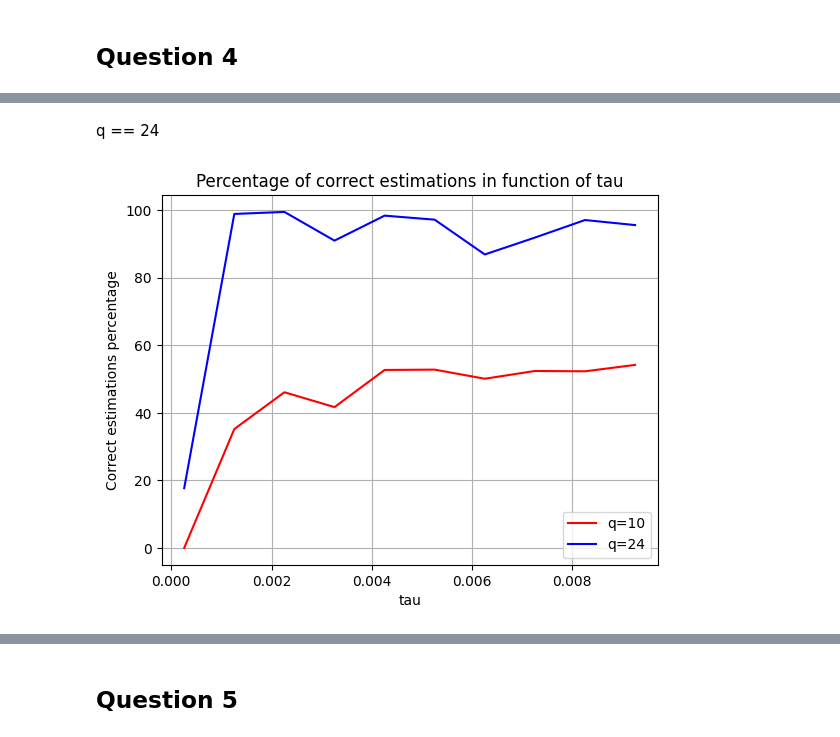
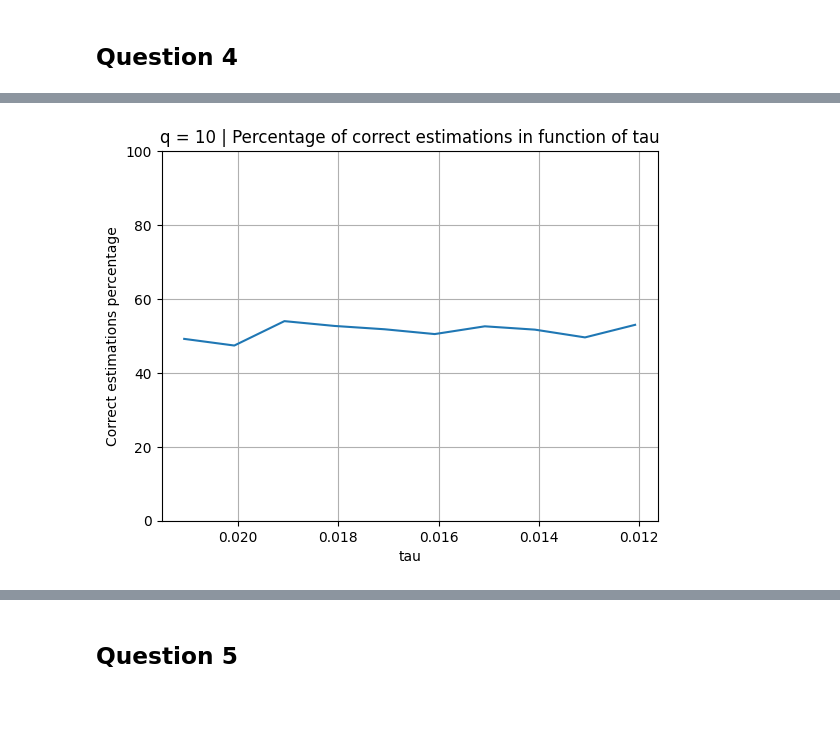
Before and after one commit to SianiEmanuele/CPS_project, a Jupyter notebook: PT1-Modeling/src/notebooks/task1.ipynb, the cells around one changed output, grey strips where cells are left out. Drawn from its saved outputs; the diff is of its cells as text; code cells hidden in the pictures; blank space fills up the shorter version.

```diff
--- a/PT1-Modeling/src/notebooks/task1.ipynb
+++ b/PT1-Modeling/src/notebooks/task1.ipynb
@@ -50,7 +50,7 @@ runs = 1000
 print("\nFIRST EXERCISE WITH SUGGESTED PARAMETERS (q=10, p=20)\n")
 
 print("             QUESTION 1\n- Support recovery rate: how many times the support of x_tilda is correctly estimated?")
-correct_estimations, num_iterations = ISTA_runs(runs, p, q, C, tau, lam, sparsity)
+correct_estimations, num_iterations, _ = ISTA_runs(runs, p, q, C, tau, lam, sparsity)
 print("The support of x_tilda is correctly estimated in ", correct_estimations, " out of", runs ," runs" ,
         "\nMin iterations = ", min(num_iterations), " || Max iterations = ", max(num_iterations), " || Mean Iterations = ", np.mean(num_iterations), "\n")
 # %% [output]
@@ -79,7 +79,7 @@ for q in q_list:
     C_l_2_norm = np.linalg.norm(C, ord=2)
     tau = 1 / (C_l_2_norm**2) - 10**(-8)
     lam = 1 / (100*tau)
-    correct_estimations, num_iterations = ISTA_runs(runs, p, q, C, tau, lam, sparsity)
+    correct_estimations, num_iterations, _ = ISTA_runs(runs, p, q, C, tau, lam, sparsity)
     correct_estimations_percentage.append(correct_estimations*100/runs)
     max_iterations.append(np.max(num_iterations))
     min_iterations.append(np.min(num_iterations))
@@ -131,22 +120,24 @@ q == 10
 # %%
+print("             QUESTION 4\n q = 10 | Try different values for τ , by keeping τλ constant\n")
+
+##### q = 10 ######
 q = 10
 tau_list = []
+C = np.random.randn(q, p)
+C_l_2_norm = np.linalg.norm(C, ord=2)
 for i in range (0, 10):
     tau_list.append(1 / (C_l_2_norm**2) - 10**(-8) - i * 10**(-3))
-correct_estimations_percentage_q_10 = []
-max_iterations_q_10 = []
-min_iterations_q_10 = []
-mean_iterations_q_10 = []
+correct_estimations_percentage = []
+max_iterations = []
+min_iterations = []
+mean_iterations = []
 
 for tau in tau_list:
-    C = np.random.randn(q, p)
-    C_l_2_norm = np.linalg.norm(C, ord=2)
-    print(tau)
-    lam = 1 / (100*tau)
-    correct_estimations, num_iterations = ISTA_runs(runs, p, q, C, tau, lam, sparsity)
-    correct_estimations_percentage_q_10.append(correct_estimations*100/runs)
-    max_iterations_q_10.append(np.max(num_iterations))
-    min_iterations_q_10.append(np.min(num_iterations))
-    mean_iterations_q_10.append(np.mean(num_iterations))
-    # print("tau = ", tau, "|| The support of x_tilda is correctly estimated in ", correct_estimations, " out of ", runs, " runs" , "\n")
+    lam = 1 / (100 * tau)
+    correct_estimations, num_iterations, _ = ISTA_runs(runs, p, q, C, tau, lam, sparsity)
+    correct_estimations_percentage.append(correct_estimations*100/runs)
+    max_iterations.append(np.max(num_iterations))
+    min_iterations.append(np.min(num_iterations))
+    mean_iterations.append(np.mean(num_iterations))
+    print("tau = ", tau, "|| The support of x_tilda is correctly estimated in ", correct_estimations, " out of ", runs, " runs" , "\n")
 # %% [output]
@@ -163,2 +160,0 @@ for tau in tau_list:
-# %% [markdown]
-q == 24
@@ -181,12 +161,13 @@ for tau in tau_list:
 # %%
-#plotting correct estimations percentage with both q=10 and q=24
-plt.plot(tau_list, correct_estimations_percentage_q_10, label="q=10", color='r')
-plt.plot(tau_list, correct_estimations_percentage_q_24, label="q=24", color='b')
+#plotting correct estimations percentage
+plt.figure()
+plt.ylim(0, 100)
+plt.plot(tau_list, correct_estimations_percentage)
+plt.gca().invert_xaxis()
 plt.xlabel("tau")
 plt.ylabel("Correct estimations percentage")
-plt.title("Percentage of correct estimations in function of tau")
-plt.legend()
+plt.title("q = 10 | Percentage of correct estimations in function of tau")
 plt.grid()
 plt.show()
 # %% [output]
-[figure, old version]
+[figure, new version]
```
Also changed, not shown: parts of 21 cells of this notebook, 2 other files.
